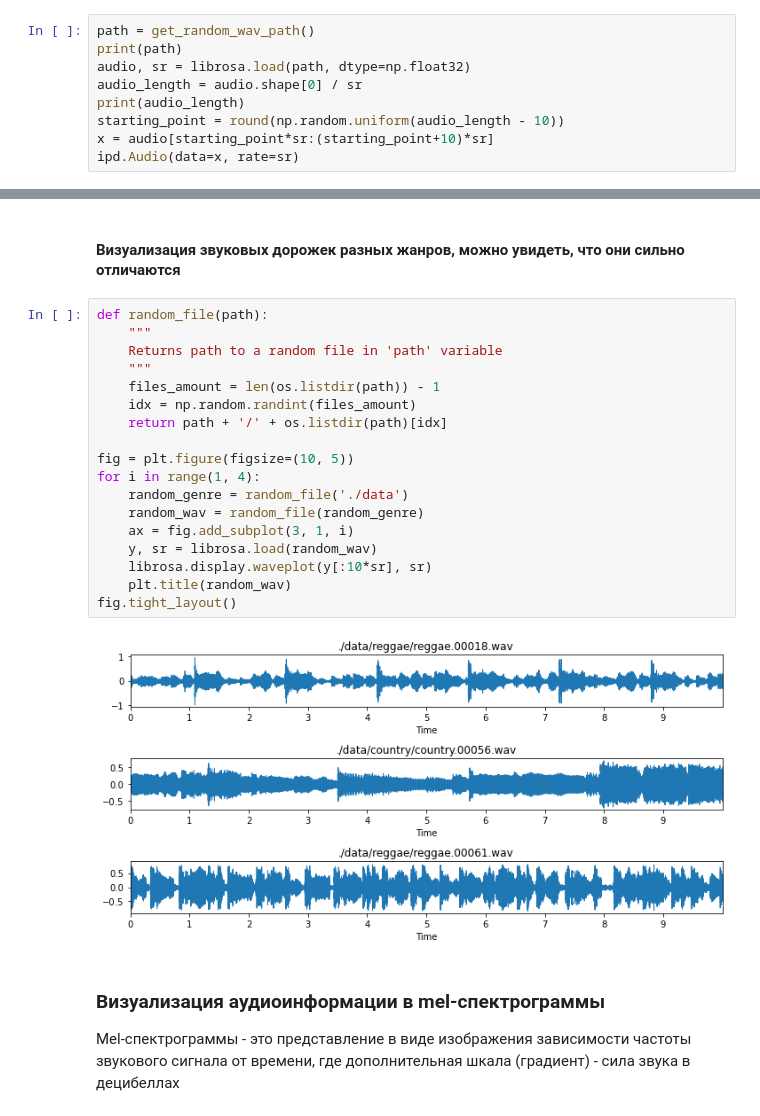
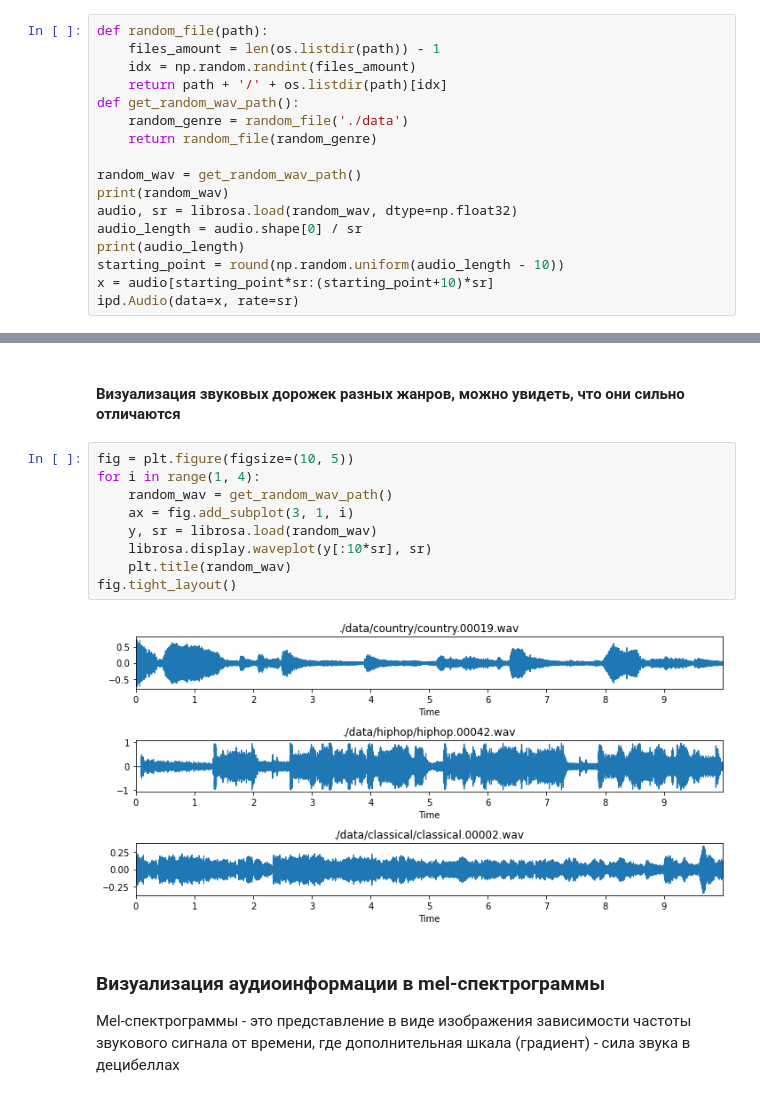
Before and after one commit to MSTarakanov/CNN_genre_classification, a Jupyter notebook: CNN.ipynb, the cells around one changed output, grey strips where cells are left out. Cells and saved outputs as stored; diff of their text form.

```diff
--- a/CNN.ipynb
+++ b/CNN.ipynb
@@ -48,9 +54,17 @@ rock
 # %% [markdown]
 #### Случайный фрагмент из датасета
 # %%
-path = get_random_wav_path()
-print(path)
-audio, sr = librosa.load(path, dtype=np.float32)
+def random_file(path):
+    files_amount = len(os.listdir(path)) - 1
+    idx = np.random.randint(files_amount)
+    return path + '/' + os.listdir(path)[idx]
+def get_random_wav_path():
+    random_genre = random_file('./data')
+    return random_file(random_genre)
+
+random_wav = get_random_wav_path()
+print(random_wav)
+audio, sr = librosa.load(random_wav, dtype=np.float32)
 audio_length = audio.shape[0] / sr
 print(audio_length)
 starting_point = round(np.random.uniform(audio_length - 10))
@@ -63,25 +77,16 @@ ipd.Audio(data=x, rate=sr)
 # %% [markdown]
 #### Визуализация звуковых дорожек разных жанров, можно увидеть, что они сильно отличаются
 # %%
-def random_file(path):
-    """
-    Returns path to a random file in 'path' variable
-    """
-    files_amount = len(os.listdir(path)) - 1
-    idx = np.random.randint(files_amount)
-    return path + '/' + os.listdir(path)[idx]
-
 fig = plt.figure(figsize=(10, 5))
 for i in range(1, 4):
-    random_genre = random_file('./data')
-    random_wav = random_file(random_genre)
+    random_wav = get_random_wav_path()
     ax = fig.add_subplot(3, 1, i)
     y, sr = librosa.load(random_wav)
     librosa.display.waveplot(y[:10*sr], sr)
     plt.title(random_wav)
 fig.tight_layout()
 # %% [output]
-[figure, old version]
+[figure, new version]
 # %% [markdown]
 ### Визуализация аудиоинформации в mel-спектрограммы
 Mel-спектрограммы - это представление в виде изображения зависимости частоты звукового сигнала от времени, где дополнительная шкала (градиент) - сила звука в децибеллах
```
Also changed, not shown: parts of 14 cells of this notebook.
